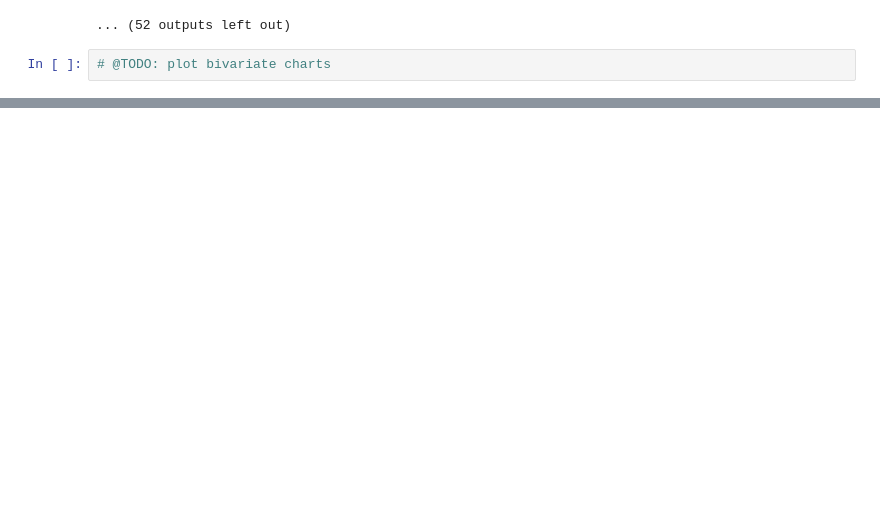
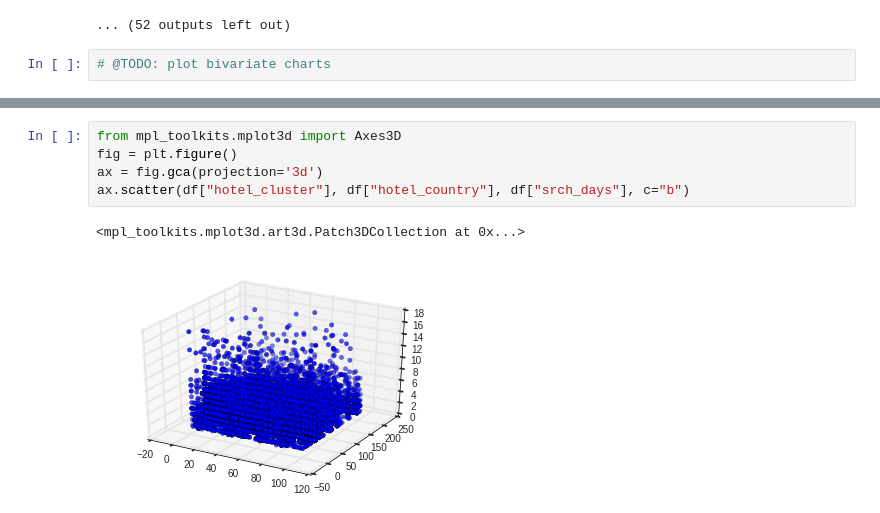
Before and after one commit to muatik/prp, a Jupyter notebook: expedia.ipynb, the cells around one changed output, grey strips where cells are left out. Cells and saved outputs as stored; diff of their text form; blank space fills up the shorter version.

```diff
--- a/expedia.ipynb
+++ b/expedia.ipynb
@@ -382,0 +336,8 @@ biVariate2(df[df.is_booking == 1])
+# %%
+from mpl_toolkits.mplot3d import Axes3D
+fig = plt.figure()
+ax = fig.gca(projection='3d')
+ax.scatter(df["hotel_cluster"], df["hotel_country"], df["srch_days"], c="b")
+# %% [output]
+<mpl_toolkits.mplot3d.art3d.Patch3DCollection at 0x...>
+[figure, added]
```
Also changed, not shown: parts of 19 cells of this notebook.
